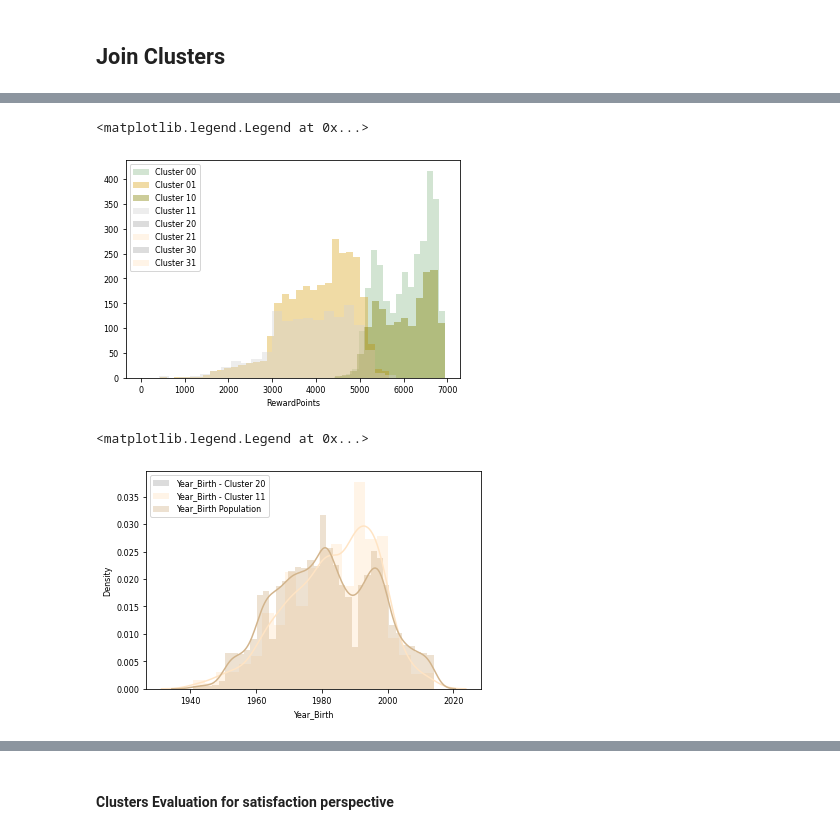
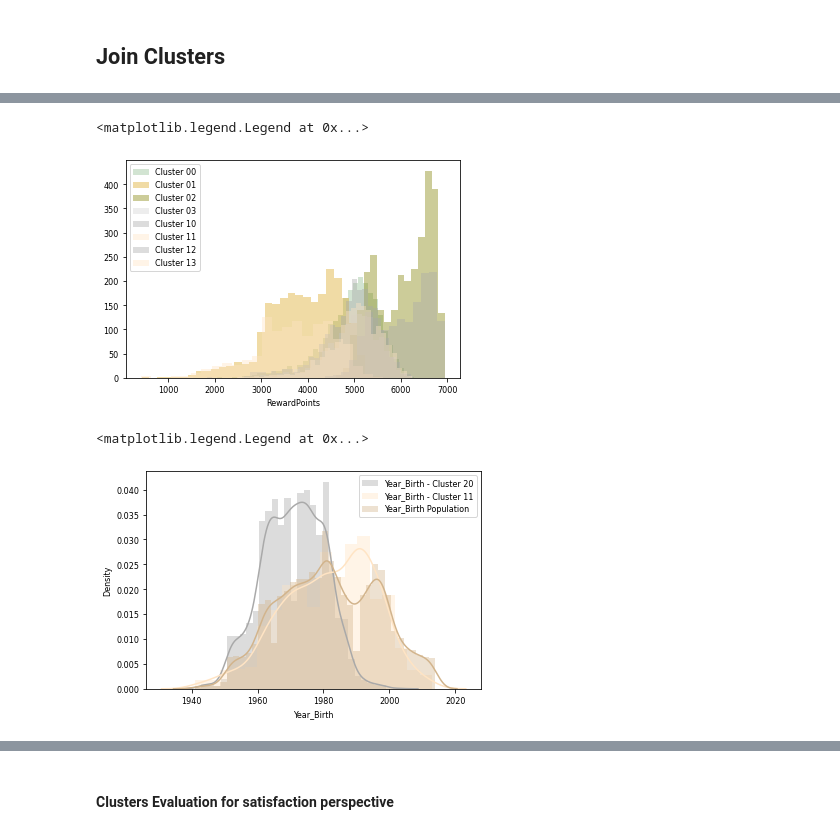
Before and after one commit to Leon209/Project_2-Unsupervised-Learning, a Jupyter notebook: Project 2.ipynb, the cells around one changed output, grey strips where cells are left out. Saved outputs shown, nothing was run; the diff lists cells and outputs as text; code cells hidden in the pictures.

```diff
--- a/Project 2.ipynb
+++ b/Project 2.ipynb
@@ -1105,30 +1035,30 @@ unscaled_data.head(30)
 # %%
 cluster00 = unscaled_data[unscaled_data.final_label=='00']
 cluster01 = unscaled_data[unscaled_data.final_label=='01']
+cluster02 = unscaled_data[unscaled_data.final_label=='02']
+cluster03 = unscaled_data[unscaled_data.final_label=='03']
 cluster10 = unscaled_data[unscaled_data.final_label=='10']
 cluster11 = unscaled_data[unscaled_data.final_label=='11']
-cluster20 = unscaled_data[unscaled_data.final_label=='20']
-cluster21 = unscaled_data[unscaled_data.final_label=='21']
-cluster30 = unscaled_data[unscaled_data.final_label=='30']
-cluster31 = unscaled_data[unscaled_data.final_label=='31']
+cluster12 = unscaled_data[unscaled_data.final_label=='12']
+cluster13 = unscaled_data[unscaled_data.final_label=='13']
 # %%
 sns.distplot(cluster00['RewardPoints'],color='darkseagreen',label='Cluster 00', kde = False)
 sns.distplot(cluster01['RewardPoints'],color='goldenrod',label='Cluster 01', kde = False)
-sns.distplot(cluster10['RewardPoints'],color='olive',label='Cluster 10', kde = False)
-sns.distplot(cluster11['RewardPoints'],color='lightgrey',label='Cluster 11', kde = False)
-sns.distplot(cluster20['RewardPoints'],color='darkgrey',label='Cluster 20', kde = False)
-sns.distplot(cluster21['RewardPoints'],color='bisque',label='Cluster 21', kde = False)
-sns.distplot(cluster30['RewardPoints'],color='darkgrey',label='Cluster 30', kde = False)
-sns.distplot(cluster31['RewardPoints'],color='bisque',label='Cluster 31', kde = False)
+sns.distplot(cluster02['RewardPoints'],color='olive',label='Cluster 02', kde = False)
+sns.distplot(cluster03['RewardPoints'],color='lightgrey',label='Cluster 03', kde = False)
+sns.distplot(cluster10['RewardPoints'],color='darkgrey',label='Cluster 10', kde = False)
+sns.distplot(cluster11['RewardPoints'],color='bisque',label='Cluster 11', kde = False)
+sns.distplot(cluster12['RewardPoints'],color='darkgrey',label='Cluster 12', kde = False)
+sns.distplot(cluster13['RewardPoints'],color='bisque',label='Cluster 13', kde = False)
 plt.legend()
 # %% [output]
 <matplotlib.legend.Legend at 0x...>
-[figure, old version]
+[figure, new version]
 # %%
-sns.distplot(cluster20['Year_Birth'], color = "darkgrey", label = "Year_Birth - Cluster 20")
+sns.distplot(cluster02['Year_Birth'], color = "darkgrey", label = "Year_Birth - Cluster 20")
 sns.distplot(cluster11['Year_Birth'], color = "bisque", label = "Year_Birth - Cluster 11")
 sns.distplot(unscaled_data['Year_Birth'], color = "tan", label = "Year_Birth Population")
 plt.legend()
 # %% [output]
 <matplotlib.legend.Legend at 0x...>
-[figure, old version]
+[figure, new version]
```
Also changed, not shown: parts of 45 cells of this notebook.
